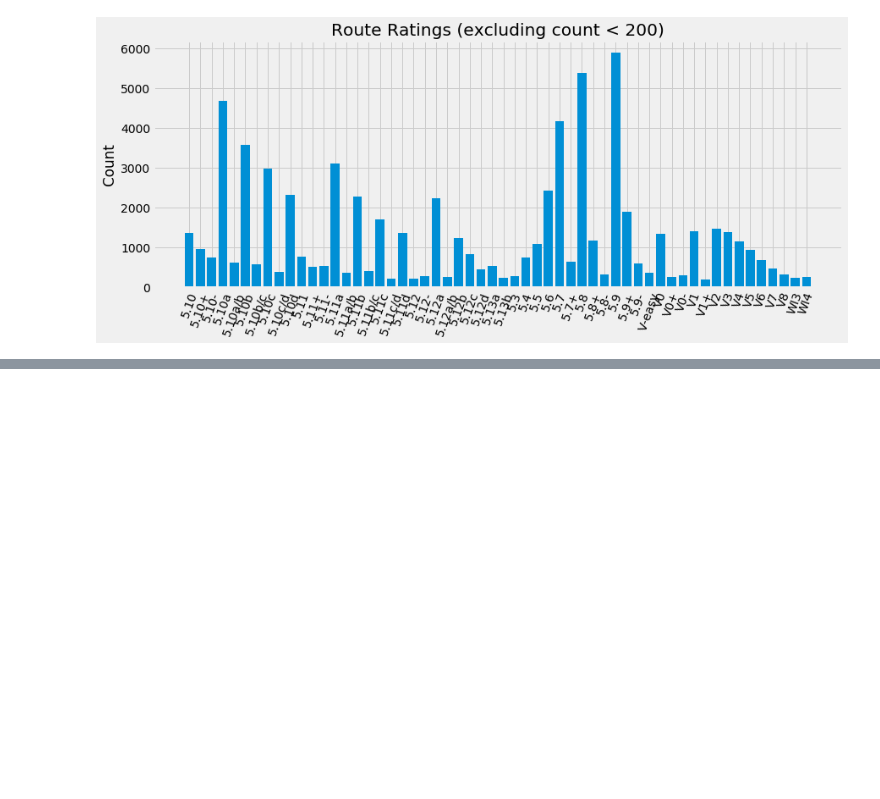
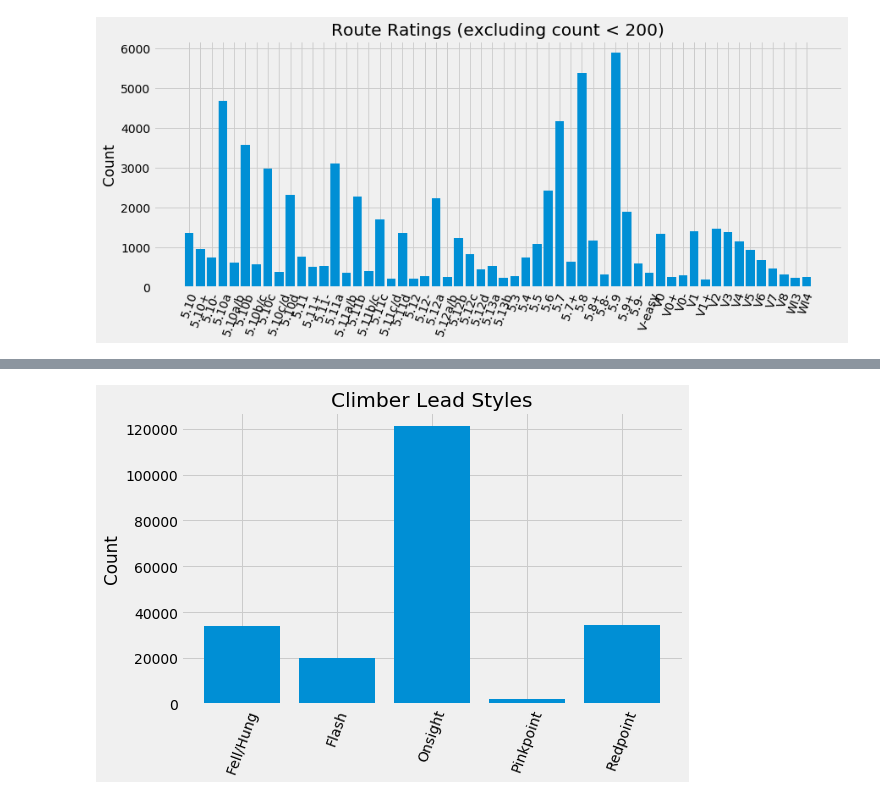
Before and after one commit to redwin21/trad-vs-sport, a Jupyter notebook: analysis/eda.ipynb, the cells around one changed output, grey strips where cells are left out. Saved outputs shown, nothing was run; the diff lists cells and outputs as text; code cells hidden in the pictures; blank space fills up the shorter version.

```diff
--- a/analysis/eda.ipynb
+++ b/analysis/eda.ipynb
@@ -86,0 +96,10 @@ array([    0,    55,     5,    32,    26,    81,    51,   113,   224,
+# %%
+user_lead_styles = users.groupby('lead_style').count()['user_id']
+
+fig, ax = plt.subplots(figsize=(8,5))
+ax.bar(user_lead_styles.index,user_lead_styles.values);
+plt.xticks(rotation=70);
+ax.set_ylabel('Count');
+ax.set_title('Climber Lead Styles');
+# %% [output]
+[figure, added]
```
Also changed, not shown: parts of 17 cells of this notebook.
